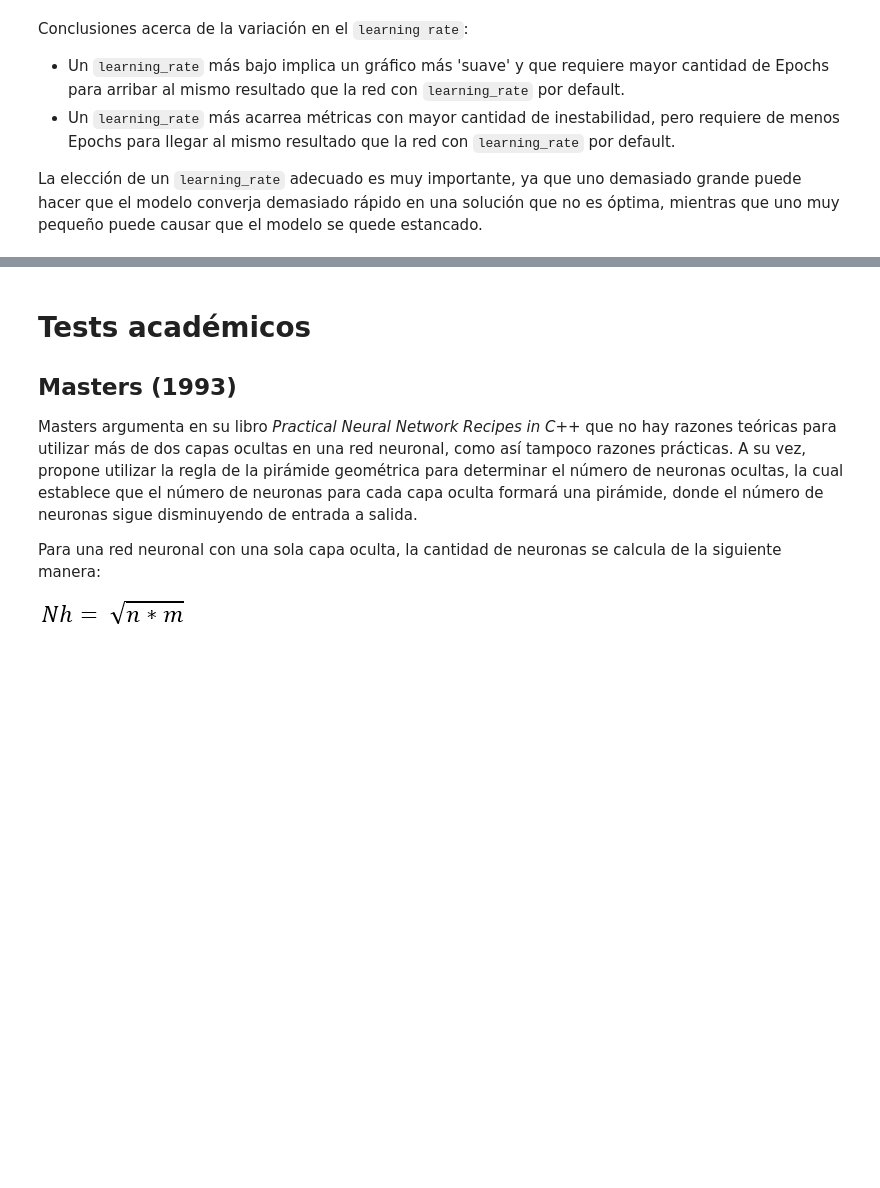
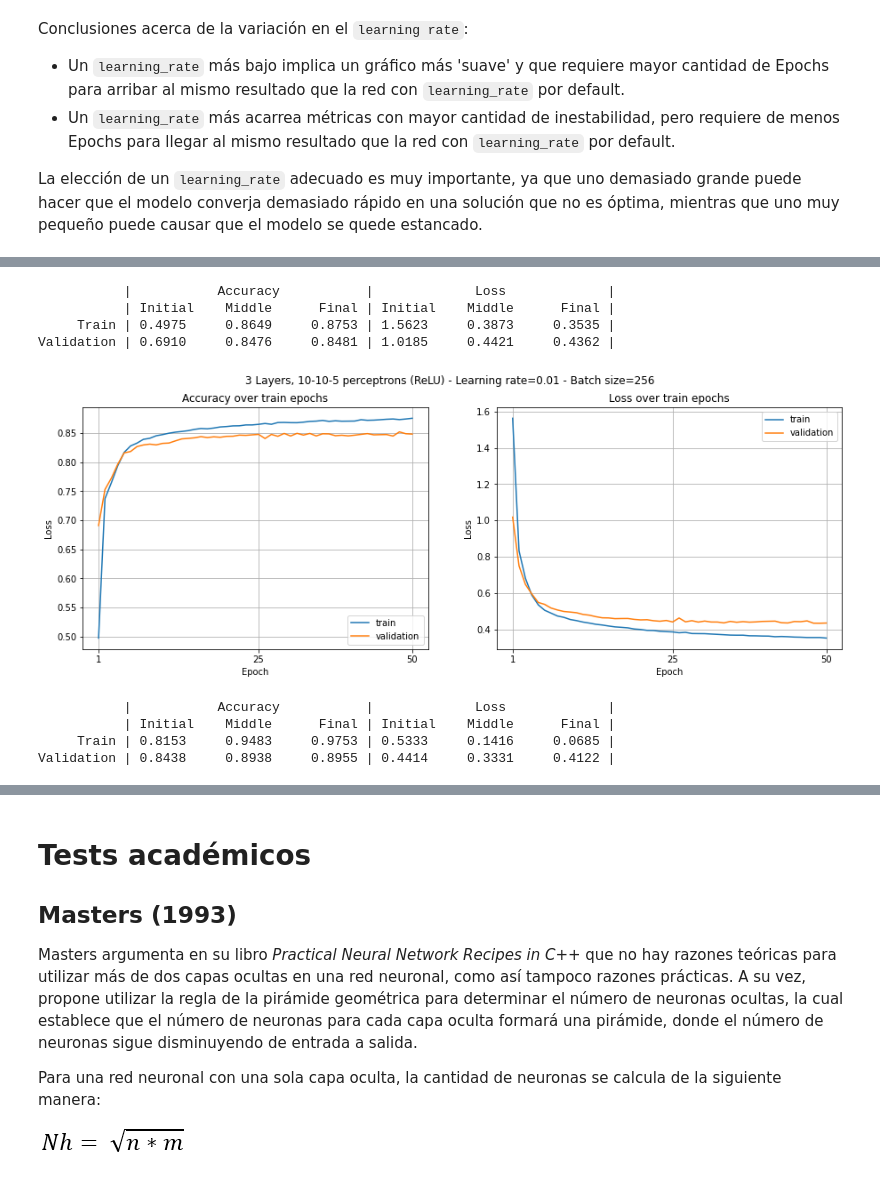
Before and after one commit to Ganymede23/UCSE-TP-ML-2022, a Jupyter notebook: tp3_fashion_mnist.ipynb, the cells around one changed output, grey strips where cells are left out. Cells and saved outputs as stored; diff of their text form; code cells hidden in the pictures; blank space fills up the shorter version.

Commit message:
Finalizadas pruebas de profundidad de MLP

```diff
--- a/tp3_fashion_mnist.ipynb
+++ b/tp3_fashion_mnist.ipynb
@@ -1400,17 +1404,16 @@ La elección de un `learning_rate` adecuado es muy importante, ya que uno demasi
 # %%
-mlp_3l_10 = Sequential([
-    Rescaling(1/255, input_shape=(28,28,1)),
-    Flatten(),
+mlp_depth_test_1 = Sequential([
+    Flatten(input_shape=(28,28,1)),
     Dense(10, activation='relu'),
     Dense(10, activation='relu'),
-    Dense(10, activation='relu'),
+    Dense(5, activation='relu'),
     Dense(OUTPUTS, activation='softmax'),
 ])
 
-mlp_3l_10.compile(
+mlp_depth_test_1.compile(
     optimizer='adam',
     loss='sparse_categorical_crossentropy',
     metrics=['accuracy',],
 )
 
-mlp_3l_10.summary()
+mlp_depth_test_1.summary()
@@ -1459,0 +1470,19 @@ plot_model(model_1=mlp_3l_10_fit, model_2=mlp_3l_20_fit, model_3=mlp_3l_40_fit,
+# %%
+mlp_depth_test_1_b256 = fit_model(mlp_depth_test_1, batch_size=256, epochs=50, compare=True)
+# %% [output]
+           |           Accuracy           |             Loss             |
+           | Initial    Middle      Final | Initial    Middle      Final |
+     Train | 0.4975     0.8649     0.8753 | 1.5623     0.3873     0.3535 |
+Validation | 0.6910     0.8476     0.8481 | 1.0185     0.4421     0.4362 |
+# %%
+plot_model(mlp_depth_test_1_b256, epochs=50, loss=True,
+    title='3 Layers, 10-10-5 perceptrons (ReLU) - Learning rate=0.01 - Batch size=256', subtitle_1='Accuracy over train epochs', subtitle_2='Loss over train epochs')
+# %% [output]
+[figure, added]
+# %%
+mlp_depth_test_2_b256 = fit_model(mlp_depth_test_2, batch_size=256, epochs=50, compare=True)
+# %% [output]
+           |           Accuracy           |             Loss             |
+           | Initial    Middle      Final | Initial    Middle      Final |
+     Train | 0.8153     0.9483     0.9753 | 0.5333     0.1416     0.0685 |
+Validation | 0.8438     0.8938     0.8955 | 0.4414     0.3331     0.4122 |
```
Also changed, not shown: parts of 13 cells of this notebook.
